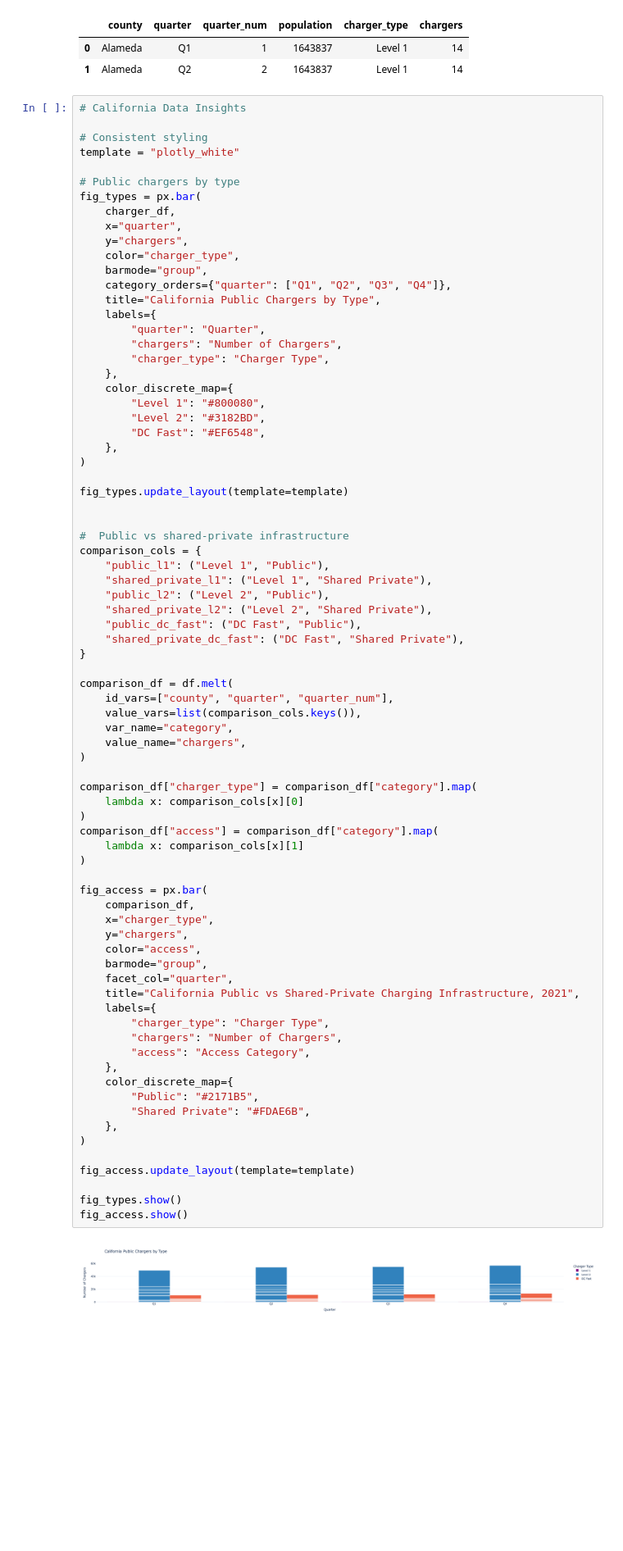
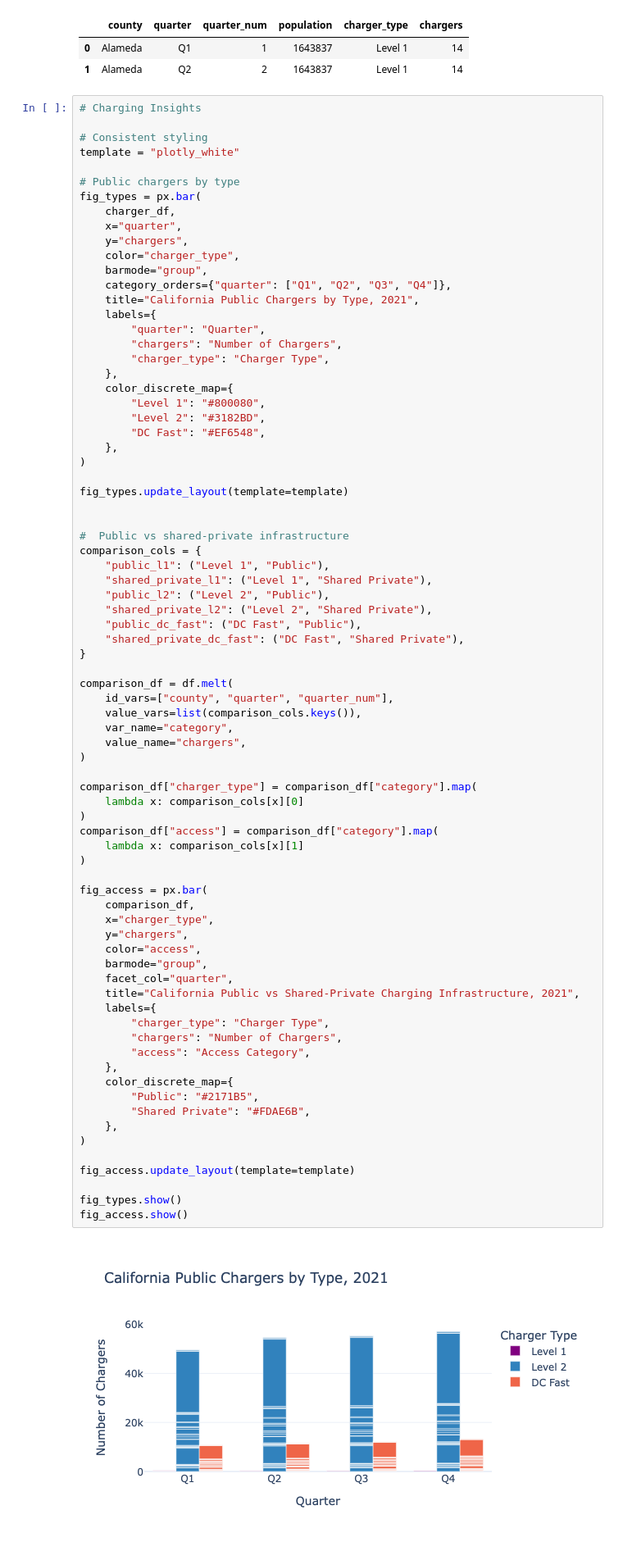
Before and after one commit to sshariz/EVChargingInfrastructure, a Jupyter notebook: evproject.ipynb, the cells around one changed output. Shown at 82% size. Cells and saved outputs as stored; diff of their text form; blank space fills up the shorter version.

Commit message:
added charts

```diff
--- a/evproject.ipynb
+++ b/evproject.ipynb
@@ -1251,7 +684,7 @@ display(charger_df.head(2))
 | 0 | Alameda | Q1 | 1 | 1643837 | Level 1 | 14 |
 | 1 | Alameda | Q2 | 2 | 1643837 | Level 1 | 14 |
 # %%
-# California Data Insights
+# Charging Insights
 
 # Consistent styling
 template = "plotly_white"
@@ -1264,7 +697,7 @@ fig_types = px.bar(
     color="charger_type",
     barmode="group",
     category_orders={"quarter": ["Q1", "Q2", "Q3", "Q4"]},
-    title="California Public Chargers by Type",
+    title="California Public Chargers by Type, 2021",
     labels={
         "quarter": "Quarter",
         "chargers": "Number of Chargers",
@@ -1301,31 +734,31 @@ comparison_df["charger_type"] = comparison_df["category"].map(
     lambda x: comparison_cols[x][0]
 )
 comparison_df["access"] = comparison_df["category"].map(
     lambda x: comparison_cols[x][1]
 )
 
 fig_access = px.bar(
     comparison_df,
     x="charger_type",
     y="chargers",
     color="access",
     barmode="group",
     facet_col="quarter",
     title="California Public vs Shared-Private Charging Infrastructure, 2021",
     labels={
         "charger_type": "Charger Type",
         "chargers": "Number of Chargers",
         "access": "Access Category",
     },
     color_discrete_map={
         "Public": "#2171B5",
         "Shared Private": "#FDAE6B",
     },
 )
 
 fig_access.update_layout(template=template)
 
 fig_types.show()
 fig_access.show()
 # %% [output]
-[figure, old version]
+[figure, new version]
```
Also changed, not shown: parts of 16 cells of this notebook, 4 other files.
